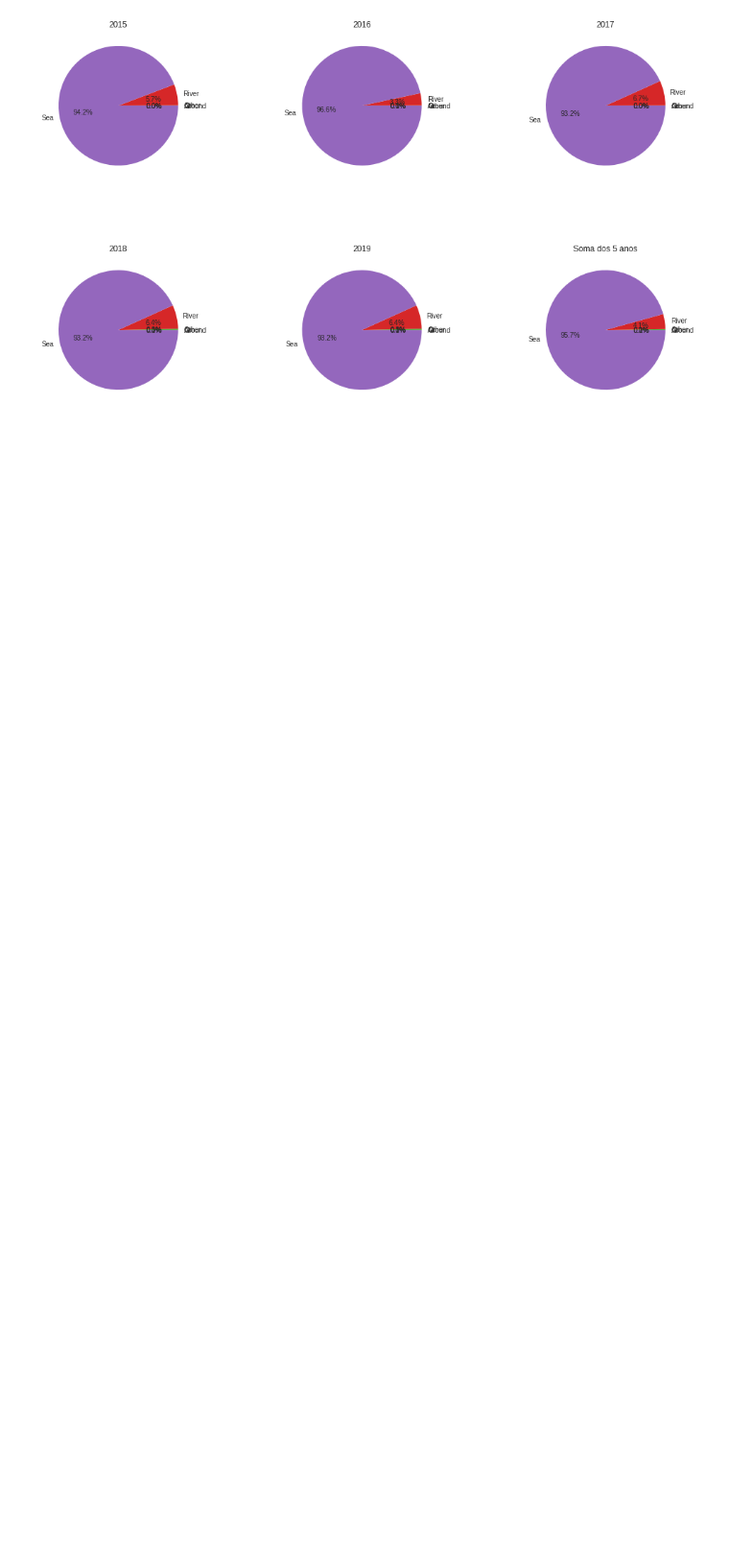
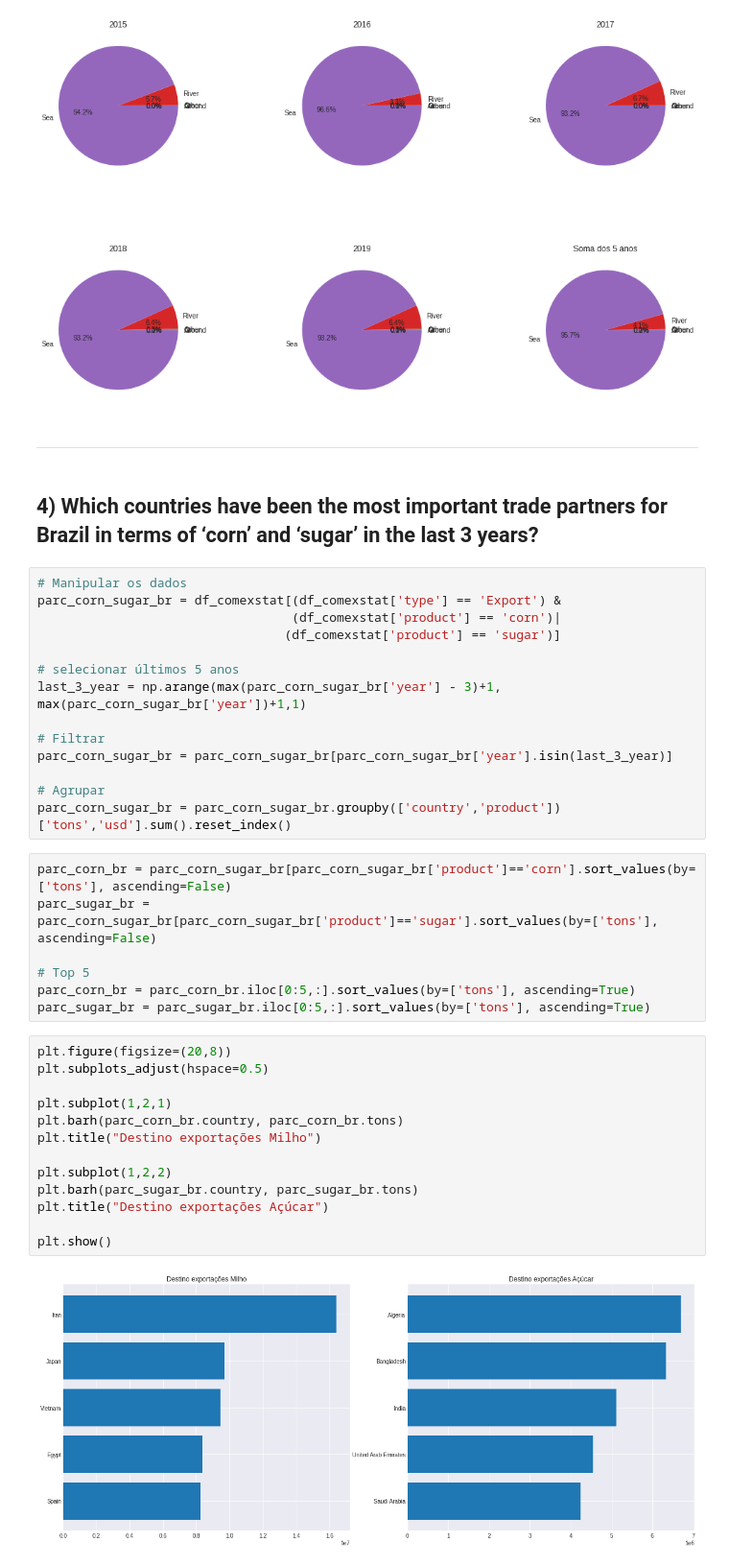
Before and after one commit to muriloms/cases-selecao-4intelligence, a Jupyter notebook: Case2/Case2 - Parte II - Respostas.ipynb, the cells around one changed output. Shown at 96% size. Saved outputs shown, nothing was run; the diff lists cells and outputs as text; blank space fills up the shorter version.

```diff
--- a/Case2/Case2 - Parte II - Respostas.ipynb
+++ b/Case2/Case2 - Parte II - Respostas.ipynb
@@ -234,3 +234,43 @@ plt.title('Soma dos 5 anos')
 plt.show()
 # %% [output]
 [figure]
+# %% [markdown]
+---
+# %% [markdown]
+## 4) Which countries have been the most important trade partners for Brazil in terms of ‘corn’ and ‘sugar’ in the last 3 years?
+# %%
+# Manipular os dados
+parc_corn_sugar_br = df_comexstat[(df_comexstat['type'] == 'Export') &
+                                  (df_comexstat['product'] == 'corn')|
+                                 (df_comexstat['product'] == 'sugar')]
+
+# selecionar últimos 5 anos
+last_3_year = np.arange(max(parc_corn_sugar_br['year'] - 3)+1, max(parc_corn_sugar_br['year'])+1,1)
+
+# Filtrar
+parc_corn_sugar_br = parc_corn_sugar_br[parc_corn_sugar_br['year'].isin(last_3_year)]
+
+# Agrupar
+parc_corn_sugar_br = parc_corn_sugar_br.groupby(['country','product'])['tons','usd'].sum().reset_index()
+# %%
+parc_corn_br = parc_corn_sugar_br[parc_corn_sugar_br['product']=='corn'].sort_values(by=['tons'], ascending=False)
+parc_sugar_br = parc_corn_sugar_br[parc_corn_sugar_br['product']=='sugar'].sort_values(by=['tons'], ascending=False)
+
+# Top 5
+parc_corn_br = parc_corn_br.iloc[0:5,:].sort_values(by=['tons'], ascending=True)
+parc_sugar_br = parc_sugar_br.iloc[0:5,:].sort_values(by=['tons'], ascending=True)
+# %%
+plt.figure(figsize=(20,8))
+plt.subplots_adjust(hspace=0.5)
+
+plt.subplot(1,2,1)
+plt.barh(parc_corn_br.country, parc_corn_br.tons)
+plt.title("Destino exportações Milho")
+
+plt.subplot(1,2,2)
+plt.barh(parc_sugar_br.country, parc_sugar_br.tons)
+plt.title("Destino exportações Açúcar")
+
+plt.show()
+# %% [output]
+[figure, added]
```
